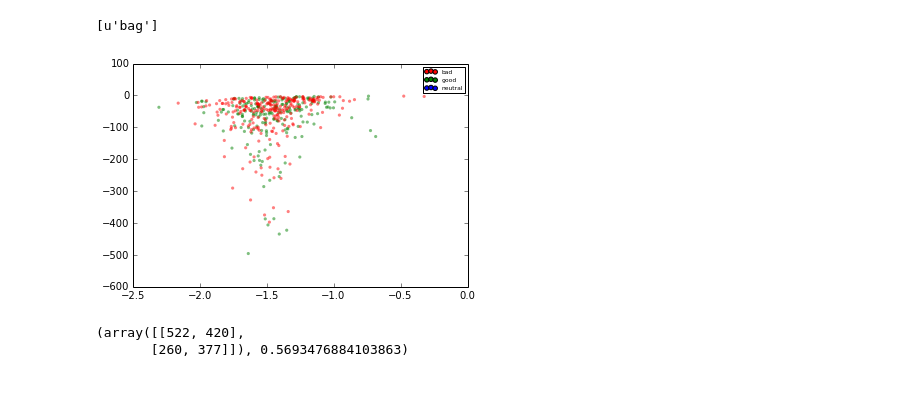
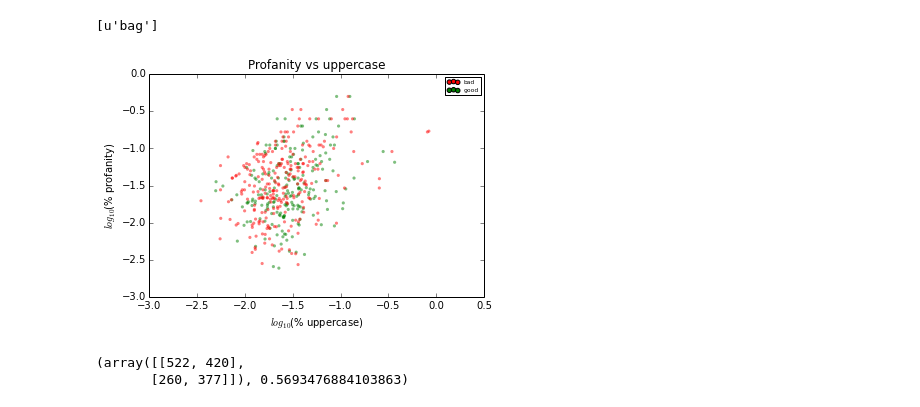
Before and after one commit to gautsi/creddit_score, a Jupyter notebook: notebooks/new_stuff.ipynb, the cells around one changed output. Cells and saved outputs as stored; diff of their text form; code cells hidden in the pictures.

```diff
--- a/notebooks/new_stuff.ipynb
+++ b/notebooks/new_stuff.ipynb
@@ -128,8 +128,9 @@ def scatter(x, y, c='b', cmap=None, s=10, alpha=0.2, edgecolor='', xlabel=None,
 
     #make_legend
     for cls in classes:
-        plt.scatter([],[],c=colors[classes[cls]],label=cls)
-        plt.legend(fontsize=6, loc=loc)
+        if cls == 'good' or cls == 'bad':
+            plt.scatter([],[],c=colors[classes[cls]],label=cls)
+    plt.legend(fontsize=6, loc=loc)
 
     if pic_title:
         plt.savefig(pic_title, dpi=300)
@@ -280,7 +286,7 @@ good_bad_df['num_swears_log'] = np.log10(good_bad_df.num_swears)
 # %%
 good_bad_df['percent_swears'] = good_bad_df.num_swears/good_bad_df.comment_num_words
 # %%
-good_bad_df['percent_swears_log'] = good_bad_df.num_swears_log - good_bad_df.comment_num_words
+good_bad_df['percent_swears_log'] = good_bad_df.num_swears_log - good_bad_df.comment_num_words_log
 # %%
 good_bad_df['avg_word_length'] = good_bad_df.comment_length/good_bad_df.comment_num_words
 # %%
@@ -288,13 +294,16 @@ good_bad_df['avg_word_length_log'] = good_bad_df.comment_length_log - good_bad_d
 # %%
 scatter_df(
            df=good_bad_df,
-           xcol='percent_punc_log',
+           xcol='percent_capital_log',
            ycol='percent_swears_log',
            c='cls_color',
-           alpha = 0.5
+           alpha = 0.5,
+           xlabel="$log_{10}$(% uppercase)",
+           ylabel="$log_{10}$(% profanity)",
+           title="Profanity vs uppercase", pic_title="profVSupper"
            )
 # %% [output]
-[figure, old version]
+[figure, new version]
 # %%
 model_df = good_bad_df[['subm_score', 'subm_num_comments',
                         'comment_length', 'comment_num_words',
```
Also changed, not shown: parts of 13 cells of this notebook, 5 other files.
